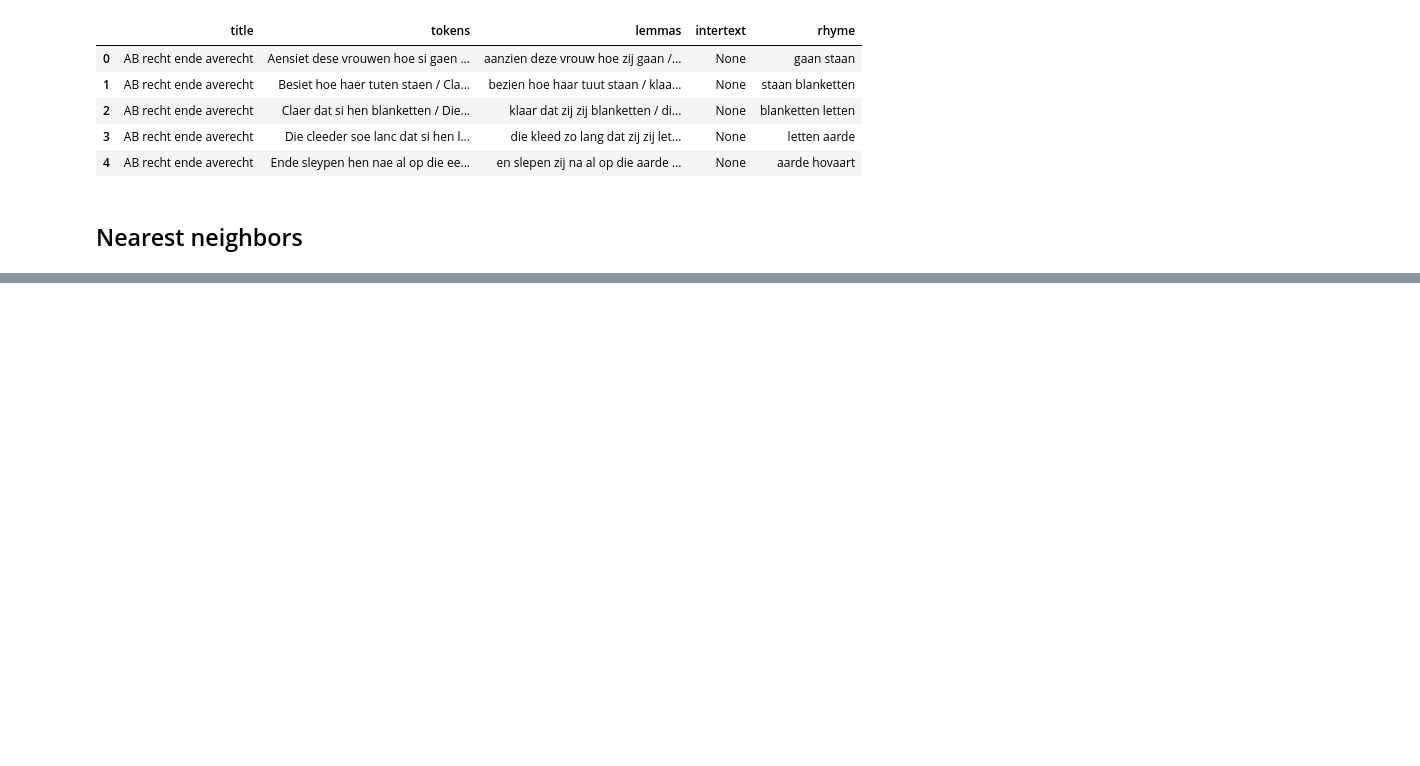
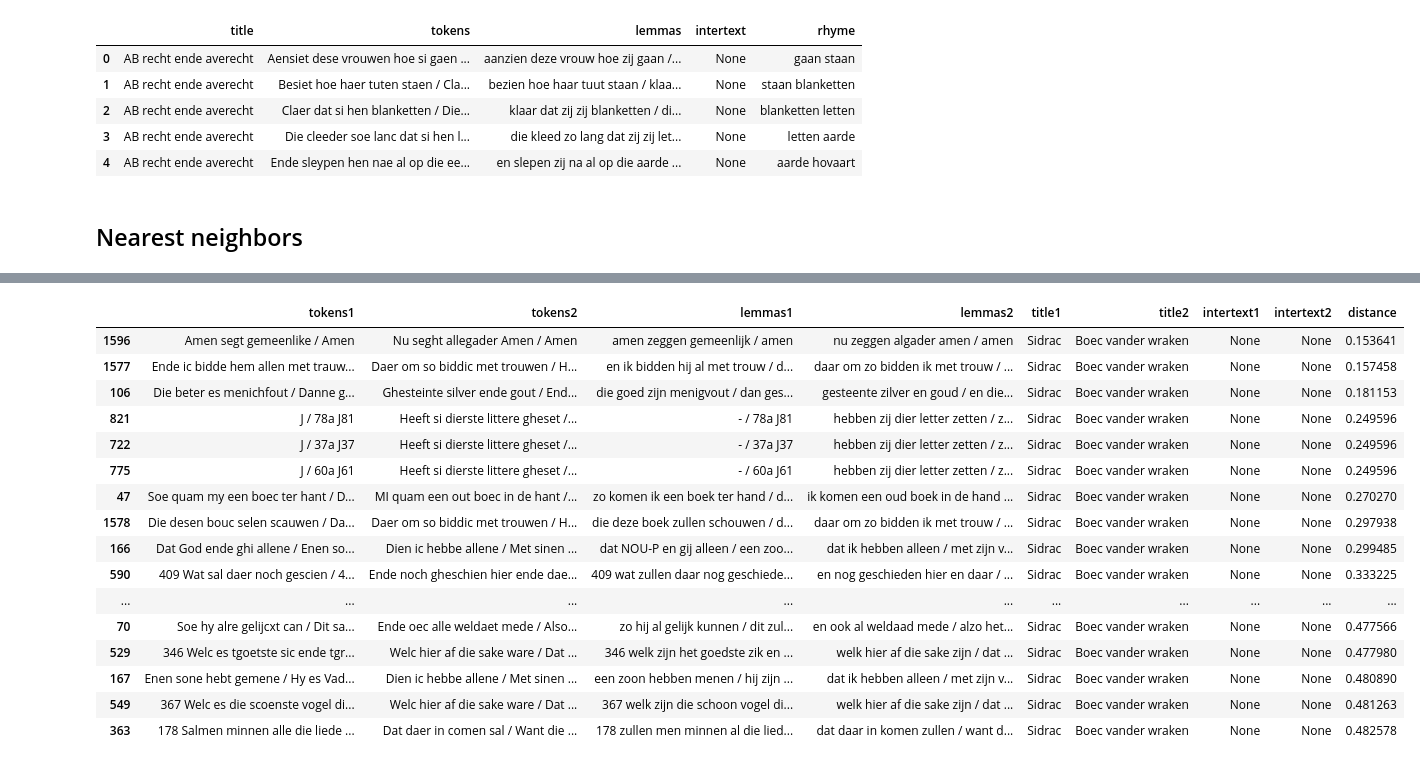
Before and after one commit to Caroline-Vandyck/authorship-boendale, a Jupyter notebook: notebooks/intertext.ipynb, the cells around one changed output, grey strips where cells are left out. Saved outputs shown, nothing was run; the diff lists cells and outputs as text; code cells hidden in the pictures; blank space fills up the shorter version.

Commit message:
Sidrac + similarity graphs

```diff
--- a/notebooks/intertext.ipynb
+++ b/notebooks/intertext.ipynb
@@ -225,3 +225,27 @@ nearest_df.head(50)
+# %%
+nearest_df = nearest_verses('Sidrac', 'Boec vander wraken',
+                            base_df=df, vectorizer=vec, prop_filt=2)
+nearest_df = nearest_df.sort_values(by='distance')
+nearest_df.to_excel('../figures/sidrac-wraken.xlsx')
+nearest_df.head(50)
+# %% [output]
+|  | tokens1 | tokens2 | lemmas1 | lemmas2 | title1 | title2 | intertext1 | intertext2 | distance |
+| 1596 | Amen segt gemeenlike / Amen | Nu seght allegader Amen / Amen | amen zeggen gemeenlijk / amen | nu zeggen algader amen / amen | Sidrac | Boec vander wraken | None | None | 0.153641 |
+| 1577 | Ende ic bidde hem allen met trauw... | Daer om so biddic met trouwen / H... | en ik bidden hij al met trouw / d... | daar om zo bidden ik met trouw / ... | Sidrac | Boec vander wraken | None | None | 0.157458 |
+| 106 | Die beter es menichfout / Danne g... | Ghesteinte silver ende gout / End... | die goed zijn menigvout / dan ges... | gesteente zilver en goud / en die... | Sidrac | Boec vander wraken | None | None | 0.181153 |
+| 821 | J / 78a J81 | Heeft si dierste littere gheset /... | - / 78a J81 | hebben zij dier letter zetten / z... | Sidrac | Boec vander wraken | None | None | 0.249596 |
+| 722 | J / 37a J37 | Heeft si dierste littere gheset /... | - / 37a J37 | hebben zij dier letter zetten / z... | Sidrac | Boec vander wraken | None | None | 0.249596 |
+| 775 | J / 60a J61 | Heeft si dierste littere gheset /... | - / 60a J61 | hebben zij dier letter zetten / z... | Sidrac | Boec vander wraken | None | None | 0.249596 |
+| 47 | Soe quam my een boec ter hant / D... | MI quam een out boec in de hant /... | zo komen ik een boek ter hand / d... | ik komen een oud boek in de hand ... | Sidrac | Boec vander wraken | None | None | 0.270270 |
+| 1578 | Die desen bouc selen scauwen / Da... | Daer om so biddic met trouwen / H... | die deze boek zullen schouwen / d... | daar om zo bidden ik met trouw / ... | Sidrac | Boec vander wraken | None | None | 0.297938 |
+| 166 | Dat God ende ghi allene / Enen so... | Dien ic hebbe allene / Met sinen ... | dat NOU-P en gij alleen / een zoo... | dat ik hebben alleen / met zijn v... | Sidrac | Boec vander wraken | None | None | 0.299485 |
+| 590 | 409 Wat sal daer noch gescien / 4... | Ende noch gheschien hier ende dae... | 409 wat zullen daar nog geschiede... | en nog geschieden hier en daar / ... | Sidrac | Boec vander wraken | None | None | 0.333225 |
+| ... | ... | ... | ... | ... | ... | ... | ... | ... | ... |
+| 70 | Soe hy alre gelijcxt can / Dit sa... | Ende oec alle weldaet mede / Also... | zo hij al gelijk kunnen / dit zul... | en ook al weldaad mede / alzo het... | Sidrac | Boec vander wraken | None | None | 0.477566 |
+| 529 | 346 Welc es tgoetste sic ende tgr... | Welc hier af die sake ware / Dat ... | 346 welk zijn het goedste zik en ... | welk hier af die sake zijn / dat ... | Sidrac | Boec vander wraken | None | None | 0.477980 |
+| 167 | Enen sone hebt gemene / Hy es Vad... | Dien ic hebbe allene / Met sinen ... | een zoon hebben menen / hij zijn ... | dat ik hebben alleen / met zijn v... | Sidrac | Boec vander wraken | None | None | 0.480890 |
+| 549 | 367 Welc es die scoenste vogel di... | Welc hier af die sake ware / Dat ... | 367 welk zijn die schoon vogel di... | welk hier af die sake zijn / dat ... | Sidrac | Boec vander wraken | None | None | 0.481263 |
+| 363 | 178 Salmen minnen alle die liede ... | Dat daer in comen sal / Want die ... | 178 zullen men minnen al die lied... | dat daar in komen zullen / want d... | Sidrac | Boec vander wraken | None | None | 0.482578 |
 # %%
 nearest_df = nearest_verses('Melibeus', 'Dietsche doctrinale',
                             base_df=df, vectorizer=vec, prop_filt=2)
```
Also changed, not shown: parts of 3 cells of this notebook, 17 other files.
